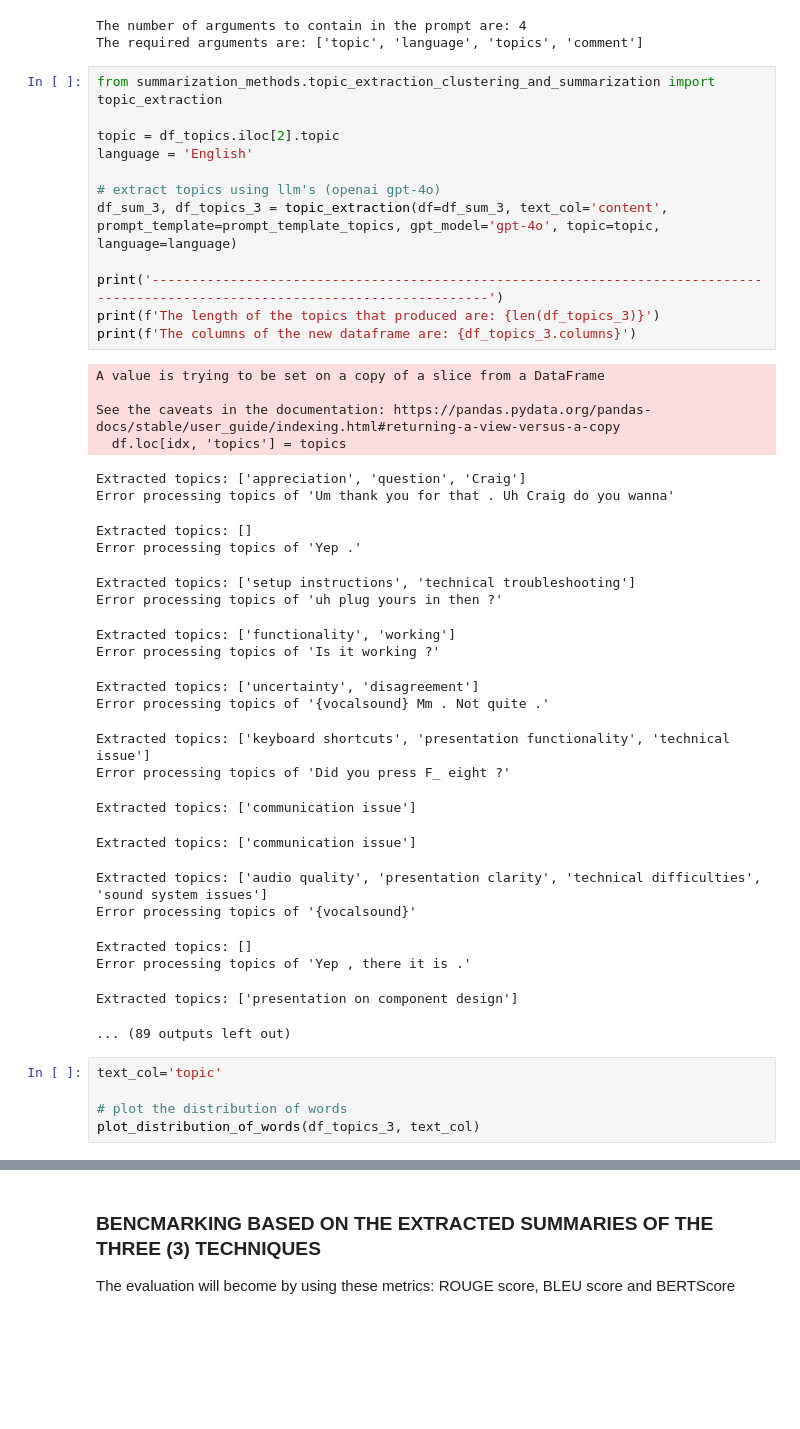
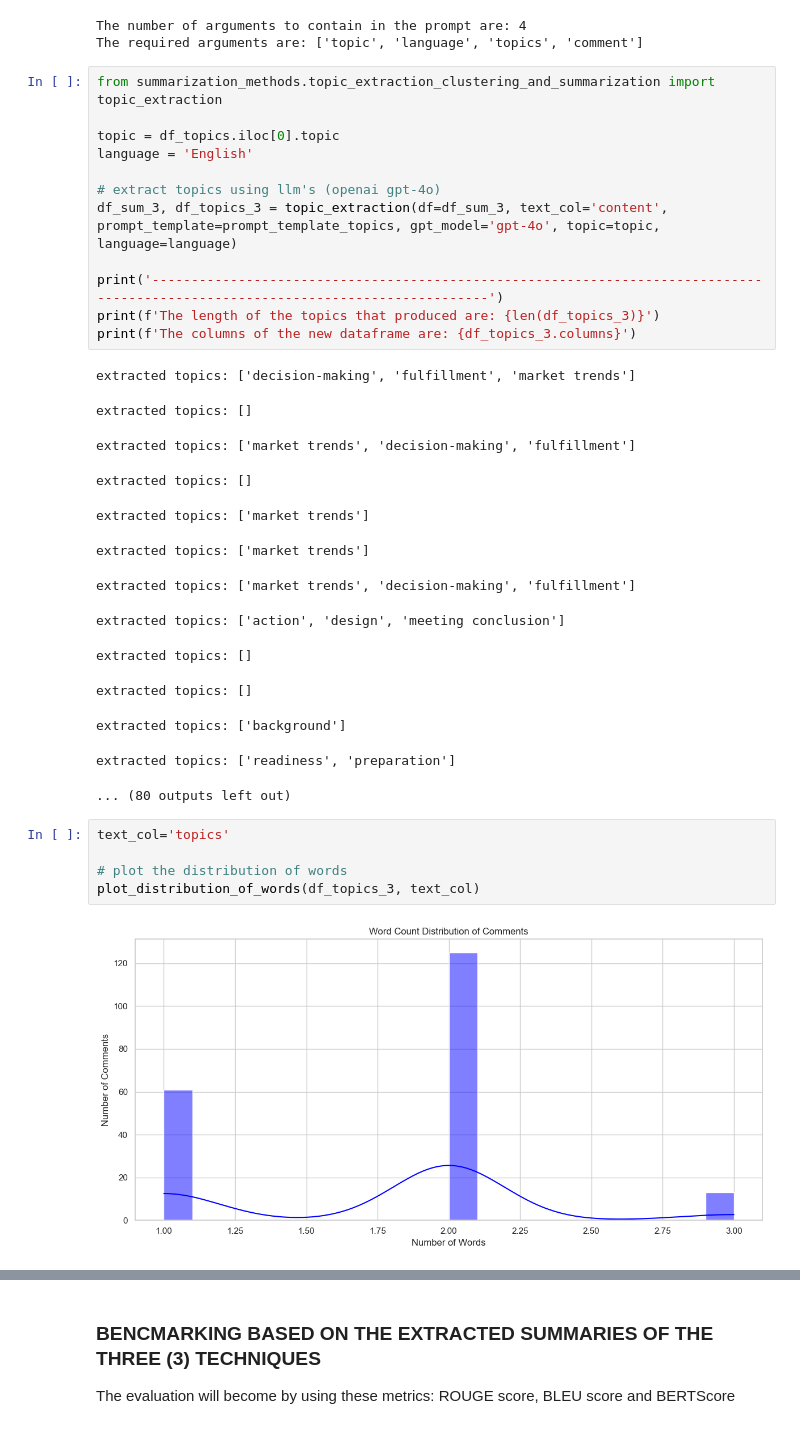
Before and after one commit to Rafimc13/LLM_Research_Topic_Modelling, a Jupyter notebook: summarization_techniques.ipynb, the cells around one changed output, grey strips where cells are left out. Drawn from its saved outputs; the diff is of its cells as text; blank space fills up the shorter version.

```diff
--- a/summarization_techniques.ipynb
+++ b/summarization_techniques.ipynb
@@ -380,7 +281,7 @@ The required arguments are: ['topic', 'language', 'topics', 'comment']
 # %%
 from summarization_methods.topic_extraction_clustering_and_summarization import topic_extraction
 
-topic = df_topics.iloc[2].topic
+topic = df_topics.iloc[0].topic
 language = 'English'
 
 # extract topics using llm's (openai gpt-4o)
@@ -390,35 +291,26 @@ print('-------------------------------------------------------------------------
 print(f'The length of the topics that produced are: {len(df_topics_3)}')
 print(f'The columns of the new dataframe are: {df_topics_3.columns}')
 # %% [output]
-A value is trying to be set on a copy of a slice from a DataFrame
-
-See the caveats in the documentation: https://pandas.pydata.org/pandas-docs/stable/user_guide/indexing.html#returning-a-view-versus-a-copy
-  df.loc[idx, 'topics'] = topics
+extracted topics: ['decision-making', 'fulfillment', 'market trends']
-Extracted topics: ['appreciation', 'question', 'Craig']
-Error processing topics of 'Um thank you for that . Uh Craig do you wanna'
+extracted topics: []
-Extracted topics: []
-Error processing topics of 'Yep .'
+extracted topics: ['market trends', 'decision-making', 'fulfillment']
-Extracted topics: ['setup instructions', 'technical troubleshooting']
-Error processing topics of 'uh plug yours in then ?'
+extracted topics: []
-Extracted topics: ['functionality', 'working']
-Error processing topics of 'Is it working ?'
+extracted topics: ['market trends']
-Extracted topics: ['uncertainty', 'disagreement']
-Error processing topics of '{vocalsound} Mm . Not quite .'
+extracted topics: ['market trends']
-Extracted topics: ['keyboard shortcuts', 'presentation functionality', 'technical issue']
-Error processing topics of 'Did you press F_ eight ?'
+extracted topics: ['market trends', 'decision-making', 'fulfillment']
-Extracted topics: ['communication issue']
+extracted topics: ['action', 'design', 'meeting conclusion']
-Extracted topics: ['communication issue']
+extracted topics: []
-Extracted topics: ['audio quality', 'presentation clarity', 'technical difficulties', 'sound system issues']
-Error processing topics of '{vocalsound}'
+extracted topics: []
-Extracted topics: []
-Error processing topics of 'Yep , there it is .'
+extracted topics: ['background']
-Extracted topics: ['presentation on component design']
+extracted topics: ['readiness', 'preparation']
-... (89 outputs left out)
+... (80 outputs left out)
 # %%
-text_col='topic'
+text_col='topics'
 
 # plot the distribution of words
 plot_distribution_of_words(df_topics_3, text_col)
+# %% [output]
+[figure, added]
 # %%
 from summarization_methods.topic_extraction_clustering_and_summarization import calc_clusters_with_kmeans
 
```
Also changed, not shown: parts of 22 cells of this notebook, 15 other files.
